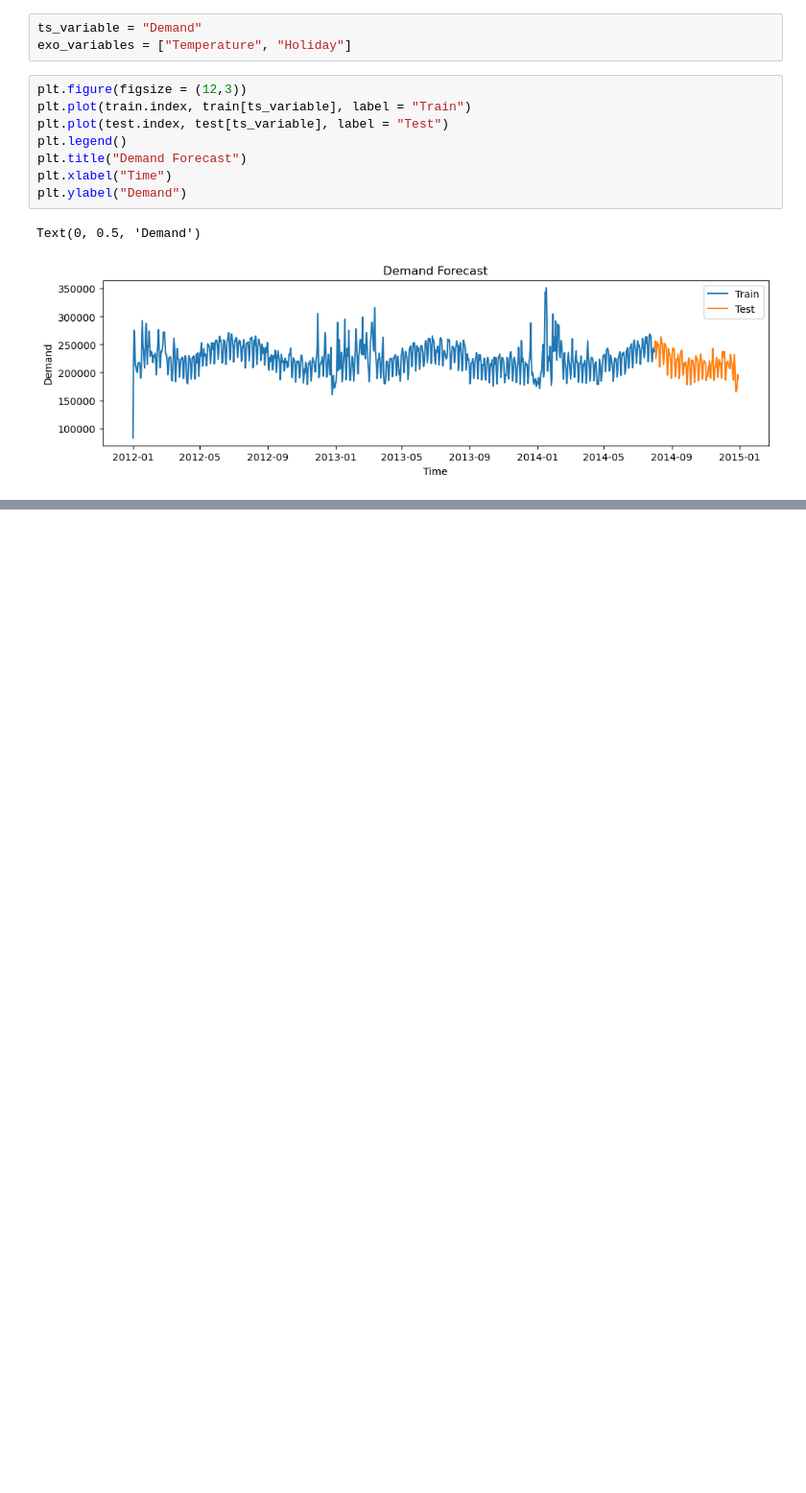
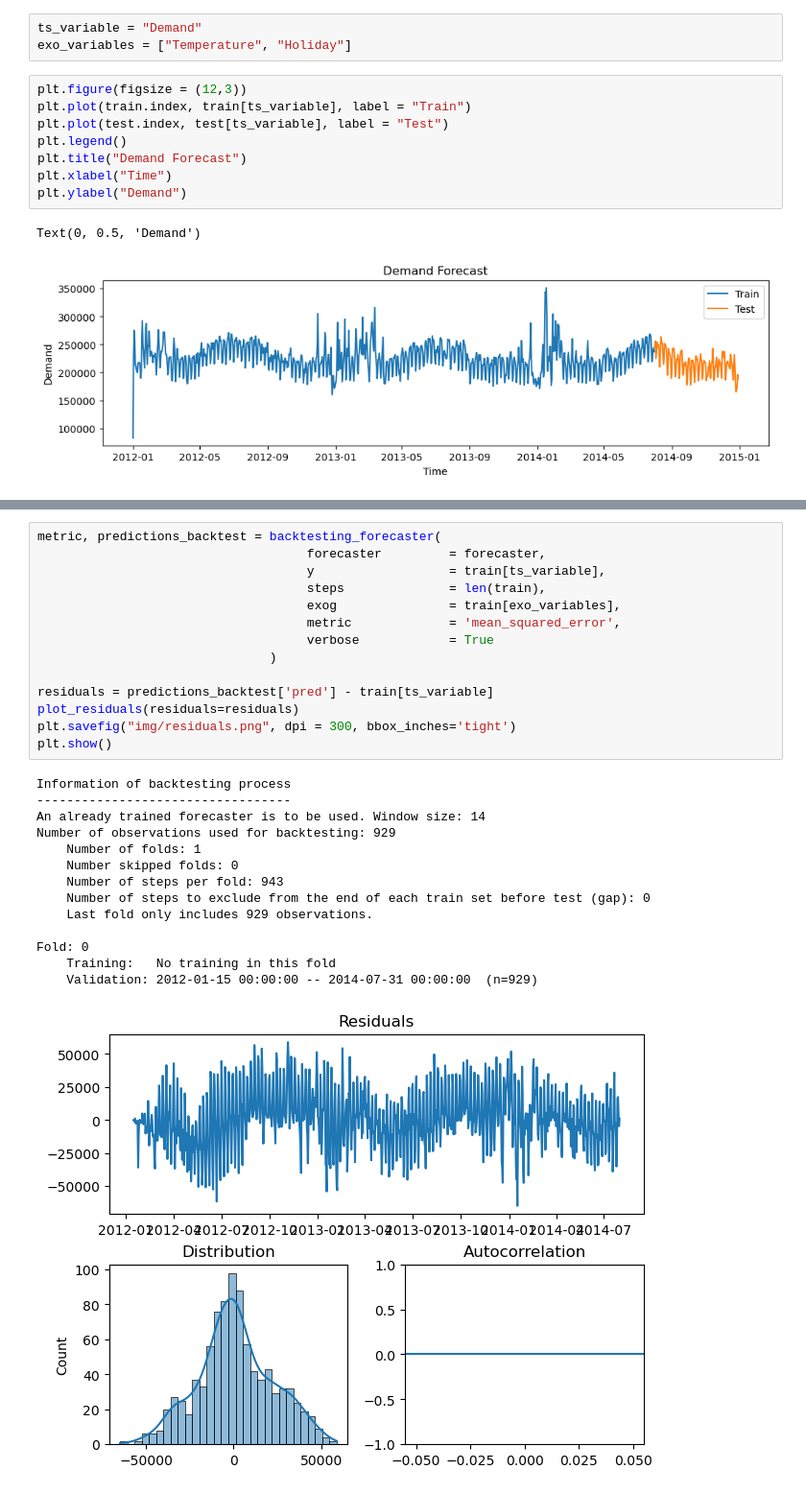
Before and after one commit to Bruno-Moreno/ML---Study, a Jupyter notebook: notebooks/TS/ml_forecasting.ipynb, the cells around one changed output, grey strips where cells are left out. Shown at 96% size. Cells and saved outputs as stored; diff of their text form; blank space fills up the shorter version.

Commit message:
Residuals

```diff
--- a/notebooks/TS/ml_forecasting.ipynb
+++ b/notebooks/TS/ml_forecasting.ipynb
@@ -305,4 +307,33 @@ Last fit date: 2024-10-02 12:44:48
 Skforecast version: 0.13.0
 Python version: 3.9.19
 Forecaster id: None
+# %%
+metric, predictions_backtest = backtesting_forecaster(
+                                    forecaster         = forecaster,
+                                    y                  = train[ts_variable],
+                                    steps              = len(train),
+                                    exog               = train[exo_variables],
+                                    metric             = 'mean_squared_error',
+                                    verbose            = True
+                               )
+
+residuals = predictions_backtest['pred'] - train[ts_variable]
+plot_residuals(residuals=residuals)
+plt.savefig("img/residuals.png", dpi = 300, bbox_inches='tight')
+plt.show()
+# %% [output]
+Information of backtesting process
+----------------------------------
+An already trained forecaster is to be used. Window size: 14
+Number of observations used for backtesting: 929
+    Number of folds: 1
+    Number skipped folds: 0
+    Number of steps per fold: 943
+    Number of steps to exclude from the end of each train set before test (gap): 0
+    Last fold only includes 929 observations.
+
+Fold: 0
+    Training:   No training in this fold
+    Validation: 2012-01-15 00:00:00 -- 2014-07-31 00:00:00  (n=929)
+[figure, added]
 # %%
```
Also changed, not shown: parts of 4 cells of this notebook, 1 other file.
